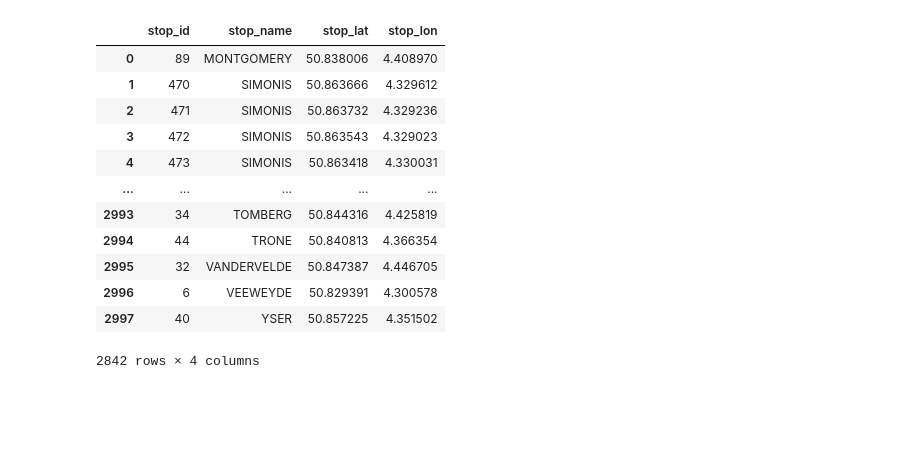
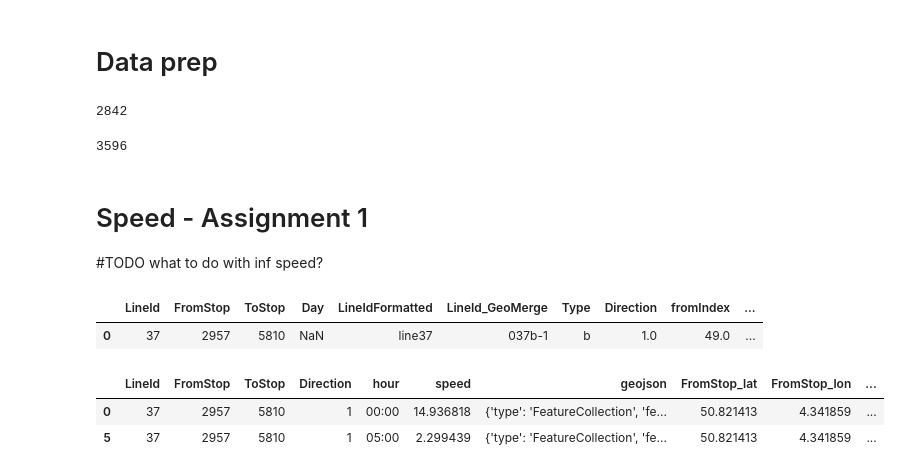
Before and after one commit to abroniewski/STIB-Hach-My-Ride, a Jupyter notebook: notebooks/assignment-2-visualization.ipynb, the cells around one changed output. Saved outputs shown, nothing was run; the diff lists cells and outputs as text; code cells hidden in the pictures; blank space fills up the shorter version.

```diff
--- a/notebooks/assignment-2-visualization.ipynb
+++ b/notebooks/assignment-2-visualization.ipynb
@@ -3,25 +3,52 @@ import pandas as pd
 import re
 import numpy as np
 from keplergl import KeplerGl
+# %% [markdown]
+# Data prep
 # %%
 # Cleaning the stops from letters and zeros
-stops = pd.read_csv('./data/gtfs3Sept/stops.txt')
+stops = pd.read_csv('../data/raw/gtfs/stops.txt')
 stops = stops.drop(columns=['stop_code', 'stop_desc','zone_id','stop_url', 'location_type', 'parent_station'])
 stops = stops # remove the .copy() if you want the change to be made in stops, or do it directly there
 stops['stop_id'] = stops['stop_id'].map(lambda x: int(re.sub('[^0-9]', '', x))) # clean the letters and zeros
-stops.drop_duplicates(subset=['stop_id'], keep='first') # remove the duplicates
+stops = stops.drop_duplicates(subset=['stop_id'], keep='first') # remove the duplicates
+len(stops)
 # %% [output]
-|  | stop_id | stop_name | stop_lat | stop_lon |
-| 0 | 89 | MONTGOMERY | 50.838006 | 4.408970 |
-| 1 | 470 | SIMONIS | 50.863666 | 4.329612 |
-| 2 | 471 | SIMONIS | 50.863732 | 4.329236 |
-| 3 | 472 | SIMONIS | 50.863543 | 4.329023 |
-| 4 | 473 | SIMONIS | 50.863418 | 4.330031 |
-| ... | ... | ... | ... | ... |
-| 2993 | 34 | TOMBERG | 50.844316 | 4.425819 |
-| 2994 | 44 | TRONE | 50.840813 | 4.366354 |
-| 2995 | 32 | VANDERVELDE | 50.847387 | 4.446705 |
-| 2996 | 6 | VEEWEYDE | 50.829391 | 4.300578 |
-| 2997 | 40 | YSER | 50.857225 | 4.351502 |
-2842 rows × 4 columns
+2842
+# %%
+line_stops = pd.read_csv('../data/processed/assignment1/line_stops.csv')
+# Extracting the information we need from line_stops
+line_stops = line_stops[['lineId','direction', 'name_ascii', 'stop_id_int','order', 'lat', 'long']]
+line_stops['type'] = line_stops['lineId'].apply(lambda x: str(x[-1])) # getting the type m/b/t
+line_stops['lineId'] = line_stops['lineId'].apply(lambda x: int(x[:-1])) # lineId number
+line_stops = line_stops.drop(line_stops[line_stops.lineId >= 100].index) # dropping the night buses
+line_stops = line_stops.drop_duplicates(subset=['lineId', 'direction', 'stop_id_int','order'])
+len(line_stops)
+# %% [output]
+3596
+# %% [markdown]
+# Speed - Assignment 1
+
+#TODO what to do with inf speed?
+# %%
+vehicle_speed_path = '../data/processed/assignment1/vehicleSpeedReformatted.csv'
+vehicle_speed = pd.read_csv(vehicle_speed_path)
+vehicle_speed.head(1)
+# %% [output]
+|  | LineId | FromStop | ToStop | Day | LineIdFormatted | LineId_GeoMerge | Type | Direction | fromIndex | ... |
+| 0 | 37 | 2957 | 5810 | NaN | line37 | 037b-1 | b | 1.0 | 49.0 | ... |
+# %%
+# vehicle_speed = vehicle_speed[['LineId', 'Type', 'FromStop', 'ToStop', 'Direction', 'hour', 'speed', 'geojson']]
+vehicle_speed = vehicle_speed[['LineId', 'FromStop', 'ToStop', 'Direction', 'hour', 'speed', 'geojson','FromStop_lat','FromStop_lon','ToStop_lat','ToStop_lon']]
+
+# Remove the inf values - we drop like 20k values
+vehicle_speed = vehicle_speed.replace([np.inf], np.nan)
+vehicle_speed = vehicle_speed.dropna()
+
+vehicle_speed = vehicle_speed.astype({'Direction': int})
+vehicle_speed.head(2)
+# %% [output]
+|  | LineId | FromStop | ToStop | Direction | hour | speed | geojson | FromStop_lat | FromStop_lon | ... |
+| 0 | 37 | 2957 | 5810 | 1 | 00:00 | 14.936818 | {'type': 'FeatureCollection', 'fe... | 50.821413 | 4.341859 | ... |
+| 5 | 37 | 2957 | 5810 | 1 | 05:00 | 2.299439 | {'type': 'FeatureCollection', 'fe... | 50.821413 | 4.341859 | ... |
 # %% [markdown]
```
Also changed, not shown: parts of 31 cells of this notebook.
